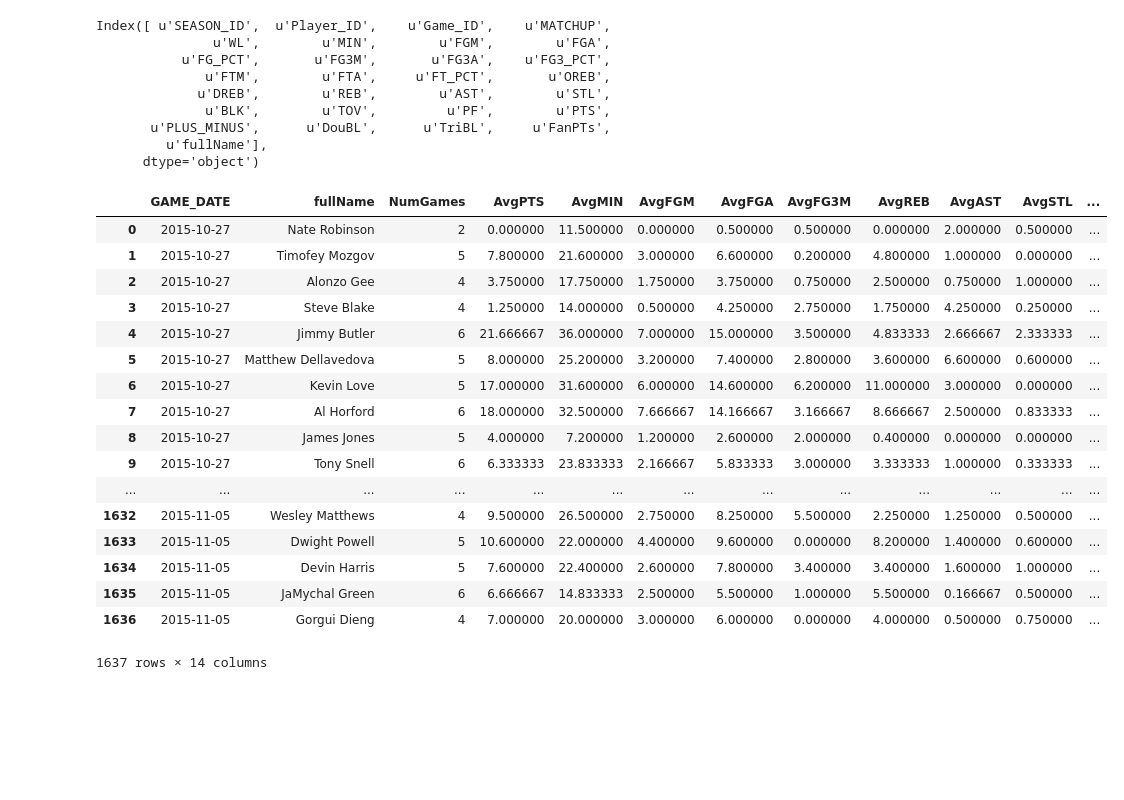
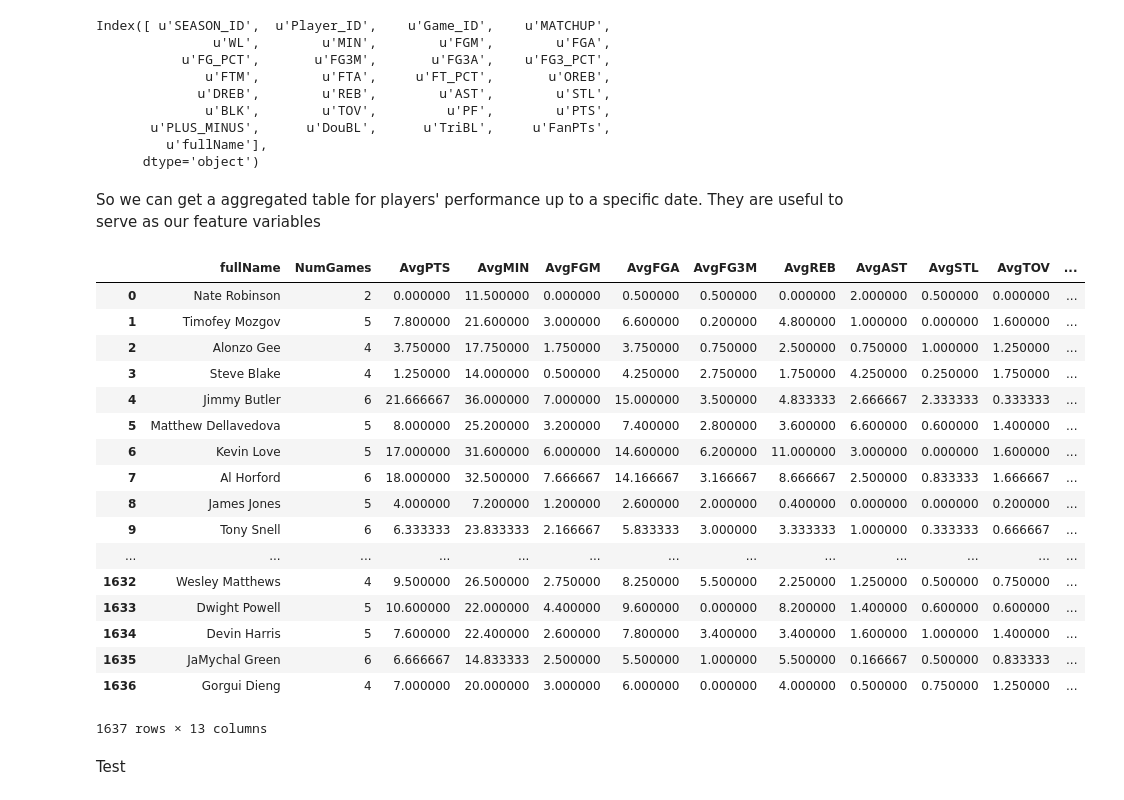
Before and after one commit to jpzhangvincent/NBAFantasySportBetting-ML-project, a Jupyter notebook: Data Munging& EDA/EDA for Player Game Logs.ipynb, the cells around one changed output. Saved outputs shown, nothing was run; the diff lists cells and outputs as text; code cells hidden in the pictures; blank space fills up the shorter version.

```diff
--- a/Data Munging& EDA/EDA for Player Game Logs.ipynb
+++ b/Data Munging& EDA/EDA for Player Game Logs.ipynb
@@ -258,26 +259,28 @@ def s(group):
     group['NumTriBL'] = group['TriBL'].sum()
 
     return group
+# %% [markdown]
+So we can get a aggregated table for players' performance up to a specific date. They are useful to serve as our feature variables
 # %%
 Newdf2 = test.grouped.apply(s)
-Newdf2 = Newdf2.drop(['MIN','PTS','FGM','FGA', 'FG3M','FG3A','REB','AST','STL','TOV','PLUS_MINUS','DouBL','TriBL','FanPTs'],axis=1)
+Newdf2 = Newdf2.drop(['GAME_DATE','MIN','PTS','FGM','FGA', 'FG3M','FG3A','REB','AST','STL','TOV','PLUS_MINUS','DouBL','TriBL','FanPTs'],axis=1)
 Newdf2
 # %% [output]
-|  | GAME_DATE | fullName | NumGames | AvgPTS | AvgMIN | AvgFGM | AvgFGA | AvgFG3M | AvgREB | AvgAST | AvgSTL | ... |
-| 0 | 2015-10-27 | Nate Robinson | 2 | 0.000000 | 11.500000 | 0.000000 | 0.500000 | 0.500000 | 0.000000 | 2.000000 | 0.500000 | ... |
-| 1 | 2015-10-27 | Timofey Mozgov | 5 | 7.800000 | 21.600000 | 3.000000 | 6.600000 | 0.200000 | 4.800000 | 1.000000 | 0.000000 | ... |
-| 2 | 2015-10-27 | Alonzo Gee | 4 | 3.750000 | 17.750000 | 1.750000 | 3.750000 | 0.750000 | 2.500000 | 0.750000 | 1.000000 | ... |
-| 3 | 2015-10-27 | Steve Blake | 4 | 1.250000 | 14.000000 | 0.500000 | 4.250000 | 2.750000 | 1.750000 | 4.250000 | 0.250000 | ... |
-| 4 | 2015-10-27 | Jimmy Butler | 6 | 21.666667 | 36.000000 | 7.000000 | 15.000000 | 3.500000 | 4.833333 | 2.666667 | 2.333333 | ... |
-| 5 | 2015-10-27 | Matthew Dellavedova | 5 | 8.000000 | 25.200000 | 3.200000 | 7.400000 | 2.800000 | 3.600000 | 6.600000 | 0.600000 | ... |
-| 6 | 2015-10-27 | Kevin Love | 5 | 17.000000 | 31.600000 | 6.000000 | 14.600000 | 6.200000 | 11.000000 | 3.000000 | 0.000000 | ... |
-| 7 | 2015-10-27 | Al Horford | 6 | 18.000000 | 32.500000 | 7.666667 | 14.166667 | 3.166667 | 8.666667 | 2.500000 | 0.833333 | ... |
-| 8 | 2015-10-27 | James Jones | 5 | 4.000000 | 7.200000 | 1.200000 | 2.600000 | 2.000000 | 0.400000 | 0.000000 | 0.000000 | ... |
-| 9 | 2015-10-27 | Tony Snell | 6 | 6.333333 | 23.833333 | 2.166667 | 5.833333 | 3.000000 | 3.333333 | 1.000000 | 0.333333 | ... |
+|  | fullName | NumGames | AvgPTS | AvgMIN | AvgFGM | AvgFGA | AvgFG3M | AvgREB | AvgAST | AvgSTL | AvgTOV | ... |
+| 0 | Nate Robinson | 2 | 0.000000 | 11.500000 | 0.000000 | 0.500000 | 0.500000 | 0.000000 | 2.000000 | 0.500000 | 0.000000 | ... |
+| 1 | Timofey Mozgov | 5 | 7.800000 | 21.600000 | 3.000000 | 6.600000 | 0.200000 | 4.800000 | 1.000000 | 0.000000 | 1.600000 | ... |
+| 2 | Alonzo Gee | 4 | 3.750000 | 17.750000 | 1.750000 | 3.750000 | 0.750000 | 2.500000 | 0.750000 | 1.000000 | 1.250000 | ... |
+| 3 | Steve Blake | 4 | 1.250000 | 14.000000 | 0.500000 | 4.250000 | 2.750000 | 1.750000 | 4.250000 | 0.250000 | 1.750000 | ... |
+| 4 | Jimmy Butler | 6 | 21.666667 | 36.000000 | 7.000000 | 15.000000 | 3.500000 | 4.833333 | 2.666667 | 2.333333 | 0.333333 | ... |
+| 5 | Matthew Dellavedova | 5 | 8.000000 | 25.200000 | 3.200000 | 7.400000 | 2.800000 | 3.600000 | 6.600000 | 0.600000 | 1.400000 | ... |
+| 6 | Kevin Love | 5 | 17.000000 | 31.600000 | 6.000000 | 14.600000 | 6.200000 | 11.000000 | 3.000000 | 0.000000 | 1.600000 | ... |
+| 7 | Al Horford | 6 | 18.000000 | 32.500000 | 7.666667 | 14.166667 | 3.166667 | 8.666667 | 2.500000 | 0.833333 | 1.666667 | ... |
+| 8 | James Jones | 5 | 4.000000 | 7.200000 | 1.200000 | 2.600000 | 2.000000 | 0.400000 | 0.000000 | 0.000000 | 0.200000 | ... |
+| 9 | Tony Snell | 6 | 6.333333 | 23.833333 | 2.166667 | 5.833333 | 3.000000 | 3.333333 | 1.000000 | 0.333333 | 0.666667 | ... |
 | ... | ... | ... | ... | ... | ... | ... | ... | ... | ... | ... | ... | ... |
-| 1632 | 2015-11-05 | Wesley Matthews | 4 | 9.500000 | 26.500000 | 2.750000 | 8.250000 | 5.500000 | 2.250000 | 1.250000 | 0.500000 | ... |
-| 1633 | 2015-11-05 | Dwight Powell | 5 | 10.600000 | 22.000000 | 4.400000 | 9.600000 | 0.000000 | 8.200000 | 1.400000 | 0.600000 | ... |
-| 1634 | 2015-11-05 | Devin Harris | 5 | 7.600000 | 22.400000 | 2.600000 | 7.800000 | 3.400000 | 3.400000 | 1.600000 | 1.000000 | ... |
-| 1635 | 2015-11-05 | JaMychal Green | 6 | 6.666667 | 14.833333 | 2.500000 | 5.500000 | 1.000000 | 5.500000 | 0.166667 | 0.500000 | ... |
-| 1636 | 2015-11-05 | Gorgui Dieng | 4 | 7.000000 | 20.000000 | 3.000000 | 6.000000 | 0.000000 | 4.000000 | 0.500000 | 0.750000 | ... |
+| 1632 | Wesley Matthews | 4 | 9.500000 | 26.500000 | 2.750000 | 8.250000 | 5.500000 | 2.250000 | 1.250000 | 0.500000 | 0.750000 | ... |
+| 1633 | Dwight Powell | 5 | 10.600000 | 22.000000 | 4.400000 | 9.600000 | 0.000000 | 8.200000 | 1.400000 | 0.600000 | 0.600000 | ... |
+| 1634 | Devin Harris | 5 | 7.600000 | 22.400000 | 2.600000 | 7.800000 | 3.400000 | 3.400000 | 1.600000 | 1.000000 | 1.400000 | ... |
+| 1635 | JaMychal Green | 6 | 6.666667 | 14.833333 | 2.500000 | 5.500000 | 1.000000 | 5.500000 | 0.166667 | 0.500000 | 0.833333 | ... |
+| 1636 | Gorgui Dieng | 4 | 7.000000 | 20.000000 | 3.000000 | 6.000000 | 0.000000 | 4.000000 | 0.500000 | 0.750000 | 1.250000 | ... |
-1637 rows × 14 columns
+1637 rows × 13 columns
@@ -285,0 +317,2 @@ def aggr_stats(date):
+# %% [markdown]
+Test
```
Also changed, not shown: parts of 15 cells of this notebook.
